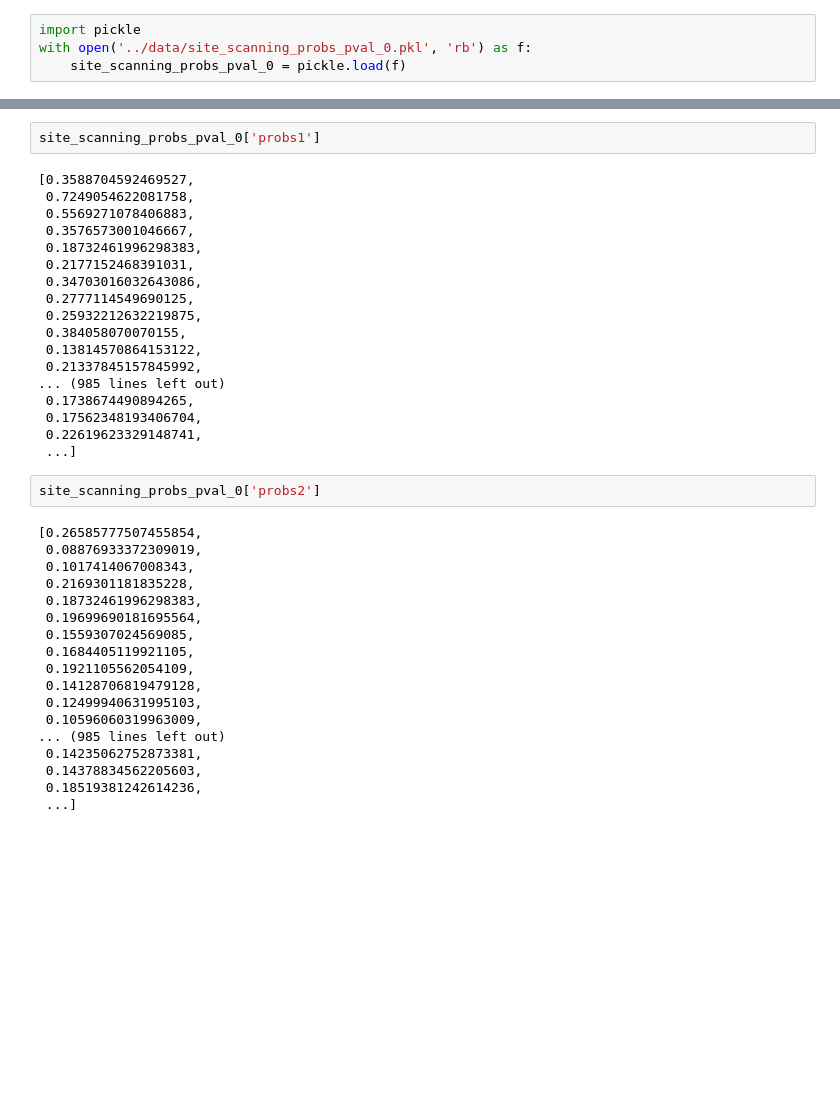
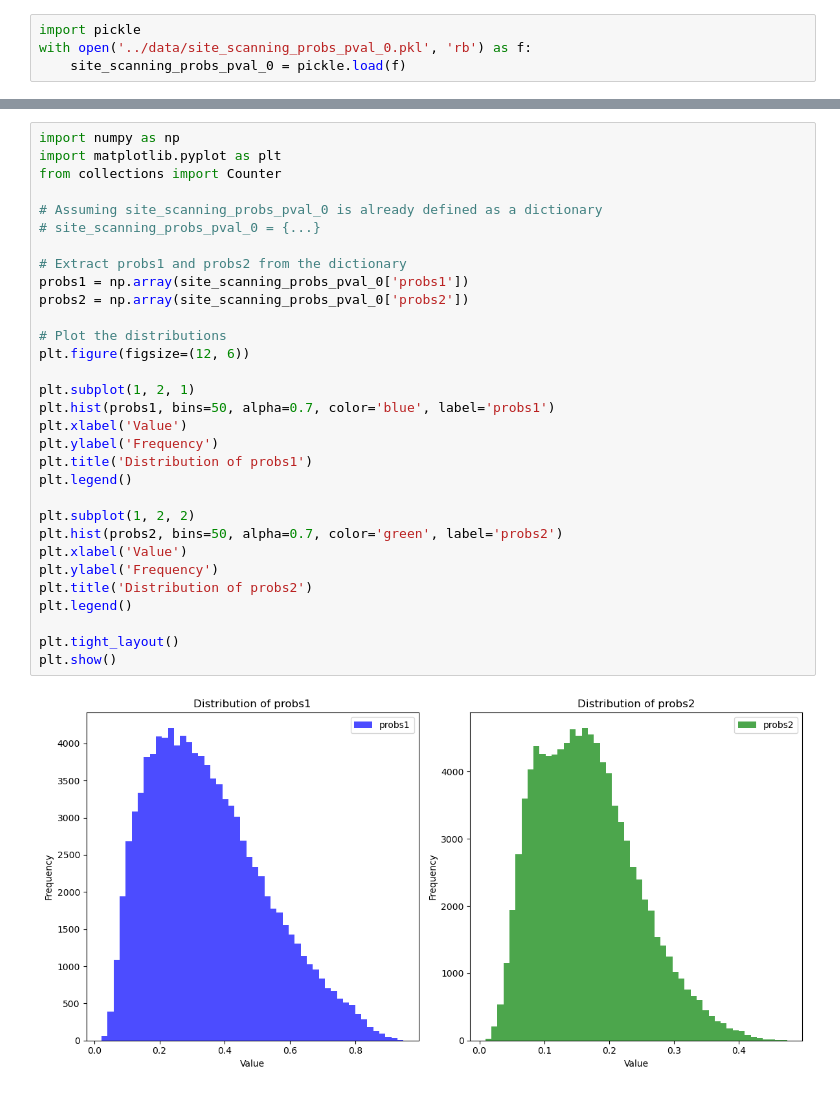
Before and after one commit to paulagrcg/phenodistance, a Jupyter notebook: main/functionalRNA.ipynb, the cells around one changed output, grey strips where cells are left out. Saved outputs shown, nothing was run; the diff lists cells and outputs as text; blank space fills up the shorter version.

```diff
--- a/main/functionalRNA.ipynb
+++ b/main/functionalRNA.ipynb
@@ -295,40 +270,33 @@ site_scanning_probs_pval_0['p_value']
-# %%
-site_scanning_probs_pval_0['probs1']
-# %% [output]
-[0.3588704592469527,
- 0.7249054622081758,
- 0.5569271078406883,
- 0.3576573001046667,
- 0.18732461996298383,
- 0.2177152468391031,
- 0.34703016032643086,
- 0.2777114549690125,
- 0.25932212632219875,
- 0.384058070070155,
- 0.13814570864153122,
- 0.21337845157845992,
-... (985 lines left out)
- 0.1738674490894265,
- 0.17562348193406704,
- 0.22619623329148741,
- ...]
-# %%
-site_scanning_probs_pval_0['probs2']
-# %% [output]
-[0.26585777507455854,
- 0.08876933372309019,
- 0.1017414067008343,
- 0.2169301181835228,
- 0.18732461996298383,
- 0.19699690181695564,
- 0.1559307024569085,
- 0.1684405119921105,
- 0.1921105562054109,
- 0.14128706819479128,
- 0.12499940631995103,
- 0.10596060319963009,
-... (985 lines left out)
- 0.14235062752873381,
- 0.14378834562205603,
- 0.18519381242614236,
- ...]
+# %%
+import numpy as np
+import matplotlib.pyplot as plt
+from collections import Counter
+
+# Assuming site_scanning_probs_pval_0 is already defined as a dictionary
+# site_scanning_probs_pval_0 = {...}
+
+# Extract probs1 and probs2 from the dictionary
+probs1 = np.array(site_scanning_probs_pval_0['probs1'])
+probs2 = np.array(site_scanning_probs_pval_0['probs2'])
+
+# Plot the distributions
+plt.figure(figsize=(12, 6))
+
+plt.subplot(1, 2, 1)
+plt.hist(probs1, bins=50, alpha=0.7, color='blue', label='probs1')
+plt.xlabel('Value')
+plt.ylabel('Frequency')
+plt.title('Distribution of probs1')
+plt.legend()
+
+plt.subplot(1, 2, 2)
+plt.hist(probs2, bins=50, alpha=0.7, color='green', label='probs2')
+plt.xlabel('Value')
+plt.ylabel('Frequency')
+plt.title('Distribution of probs2')
+plt.legend()
+
+plt.tight_layout()
+plt.show()
+# %% [output]
+[figure, added]
```
Also changed, not shown: parts of 15 cells of this notebook, 4 other files.
